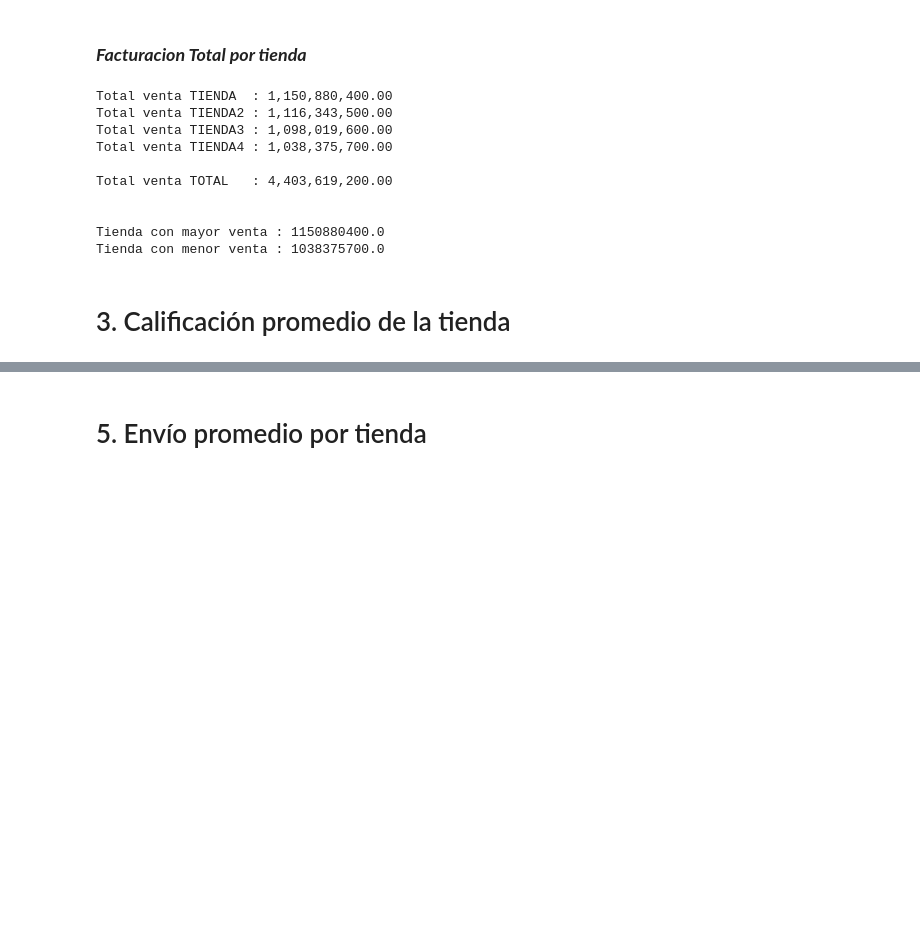
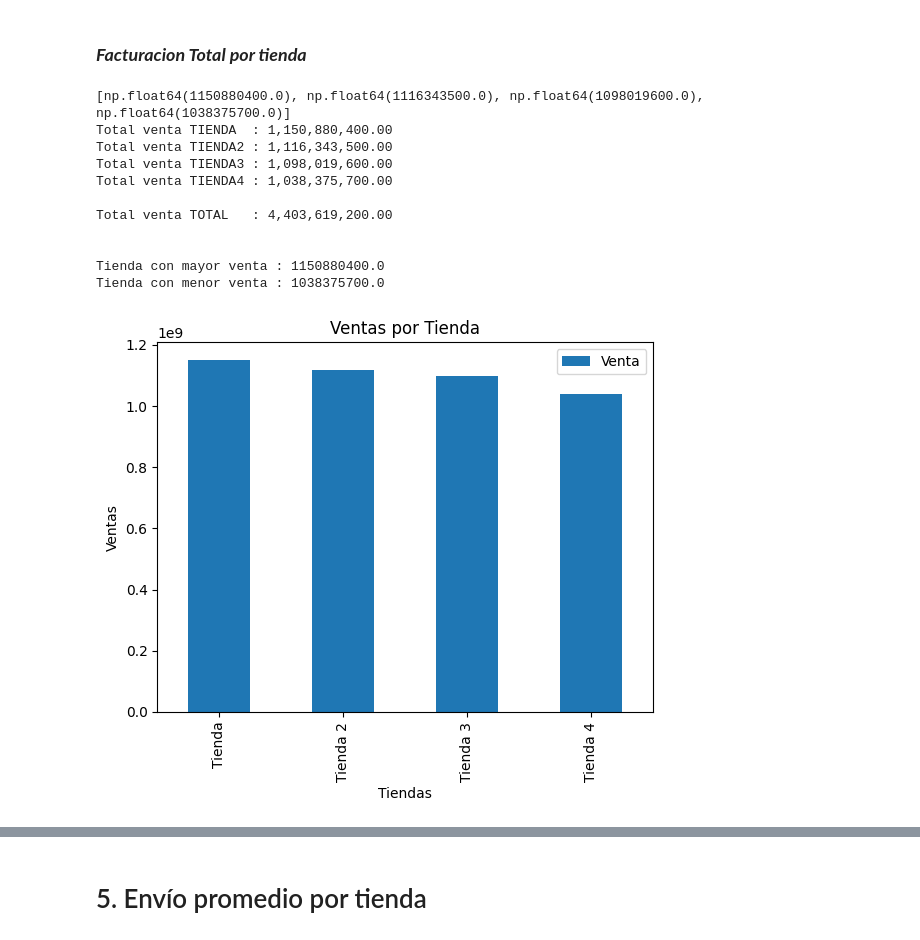
Before and after one commit to adcorprotecgt/cienciadedatos, a Jupyter notebook: challangeLuisRodriguezCienciaDeDatos.ipynb, the cells around one changed output, grey strips where cells are left out. Cells and saved outputs as stored; diff of their text form; code cells hidden in the pictures; blank space fills up the shorter version.

```diff
--- a/challangeLuisRodriguezCienciaDeDatos.ipynb
+++ b/challangeLuisRodriguezCienciaDeDatos.ipynb
@@ -87,6 +85,7 @@ Tienda 4 * Filas 2358 Columnas 12
 # %% [markdown]
 ### ***Facturacion Total por tienda***
 # %%
+#Calculo de ventas por tienda
 ventas = []
 totalTienda  = tienda['Precio'].sum()
 totalTienda2 = tienda2['Precio'].sum()
@@ -96,34 +95,47 @@ totalTienda4 = tienda4['Precio'].sum()
 ventas.append(totalTienda)
 ventas.append(totalTienda2)
 ventas.append(totalTienda3)
 ventas.append(totalTienda4)
 
+#Venta Total
 ventaTotal = [totalTienda,totalTienda2,totalTienda3,totalTienda4]
+print(ventaTotal)
 
 print(f"Total venta TIENDA  : {totalTienda:,.2f}")
 print(f"Total venta TIENDA2 : {totalTienda2:,.2f}")
 print(f"Total venta TIENDA3 : {totalTienda3:,.2f}")
 print(f"Total venta TIENDA4 : {totalTienda4:,.2f}")
 print()
 print(f"Total venta TOTAL   : {totalTienda+totalTienda2+totalTienda3+totalTienda4:,.2f}")
 print()
 print()
 print(f"Tienda con mayor venta : {max(ventas)}")
 print(f"Tienda con menor venta : {min(ventas)}")
 
+#Preparacion de datos para generar una grafica de ventas por Tienda
+dg = {'Tiendas': ['Tienda', 'Tienda 2', 'Tienda 3', 'Tienda 4'],
+             'Venta': [int(totalTienda), int(totalTienda2), int(totalTienda3), int(totalTienda4)]}
 
-#ventaTotal = tienda['Precio'].sum(),tienda2['Precio'].sum(),tienda3['Precio'].sum(),tienda4['Precio'].sum()
-#print(ventaTotal)
+
+#DataFrame para realizar la Grafica
+datagraph = pd.DataFrame(dg)
+
+datagraph.plot(x='Tiendas',y='Venta', kind='bar')
+
+plt.title('Ventas por Tienda')
+plt.xlabel('Tiendas')
+plt.ylabel('Ventas')
+plt.show()
 # %% [output]
+[np.float64(1150880400.0), np.float64(1116343500.0), np.float64(1098019600.0), np.float64(1038375700.0)]
 Total venta TIENDA  : 1,150,880,400.00
 Total venta TIENDA2 : 1,116,343,500.00
 Total venta TIENDA3 : 1,098,019,600.00
 Total venta TIENDA4 : 1,038,375,700.00
 
 Total venta TOTAL   : 4,403,619,200.00
 
 
 Tienda con mayor venta : 1150880400.0
 Tienda con menor venta : 1038375700.0
+[figure, added]
-# %% [markdown]
-# 3. Calificación promedio de la tienda
```
Also changed, not shown: parts of 6 cells of this notebook.
